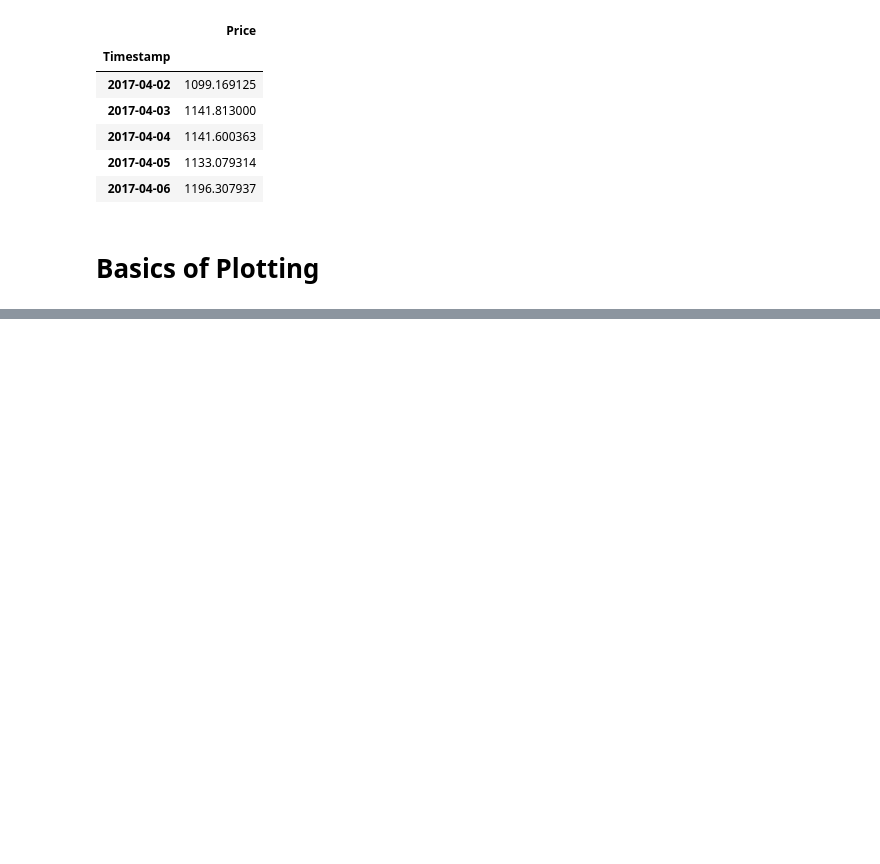
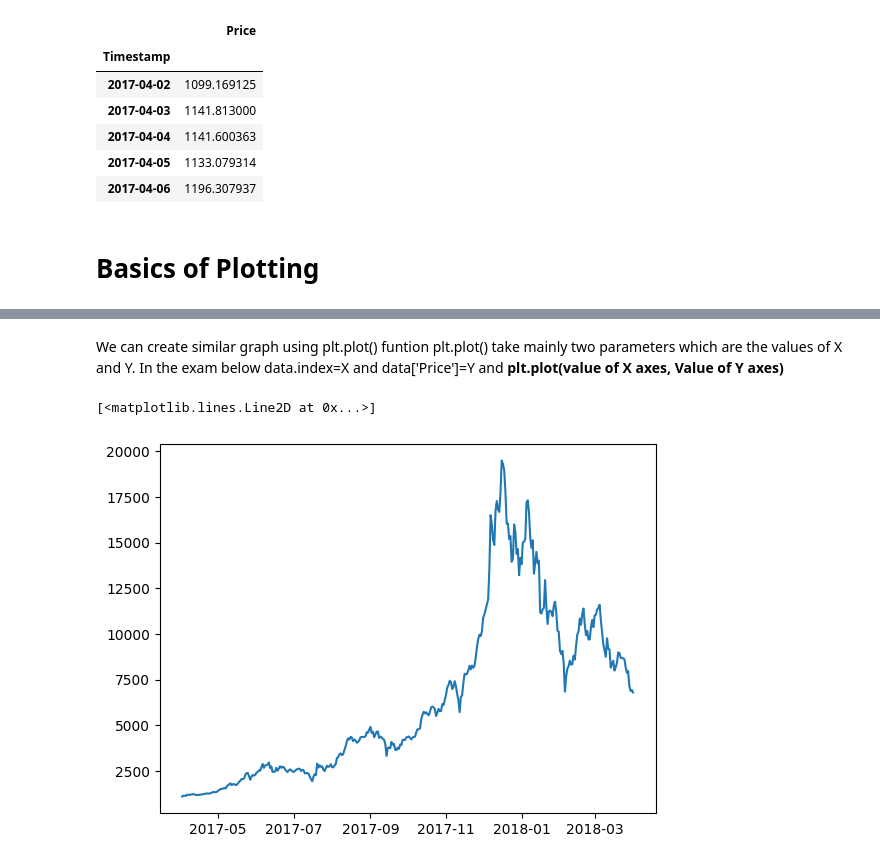
Before and after one commit to grishrana/python_learn, a Jupyter notebook: dataanalysis_freecodecamp/Panda/reading_and_ploting_pandas.ipynb, the cells around one changed output, grey strips where cells are left out. Drawn from its saved outputs; the diff is of its cells as text; code cells hidden in the pictures; blank space fills up the shorter version.

```diff
--- a/dataanalysis_freecodecamp/Panda/reading_and_ploting_pandas.ipynb
+++ b/dataanalysis_freecodecamp/Panda/reading_and_ploting_pandas.ipynb
@@ -122,0 +128,7 @@ data.head()
+# %% [markdown]
+We can create similar graph using plt.plot() funtion plt.plot() take mainly two parameters which are the values of X and Y. In the exam below data.index=X and data['Price']=Y and **plt.plot(value of X axes, Value of Y axes)**
+# %%
+plt.plot(data.index,data['Price'])
+# %% [output]
+[<matplotlib.lines.Line2D at 0x...>]
+[figure, added]
```
Also changed, not shown: parts of 30 cells of this notebook, 1 other file.
